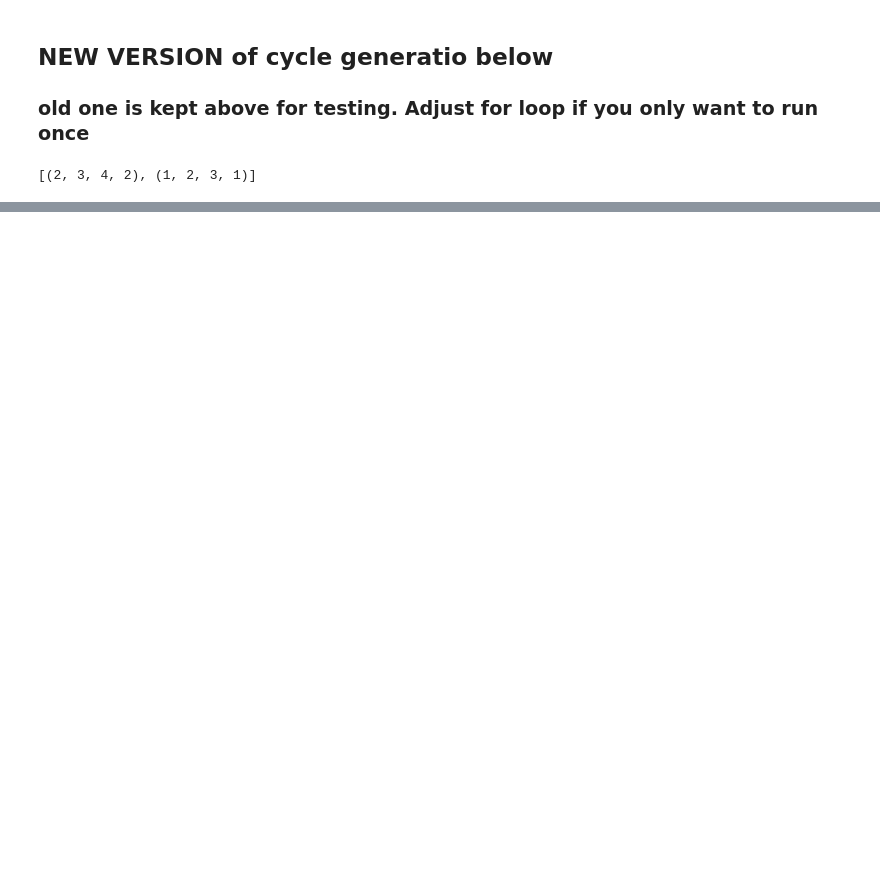
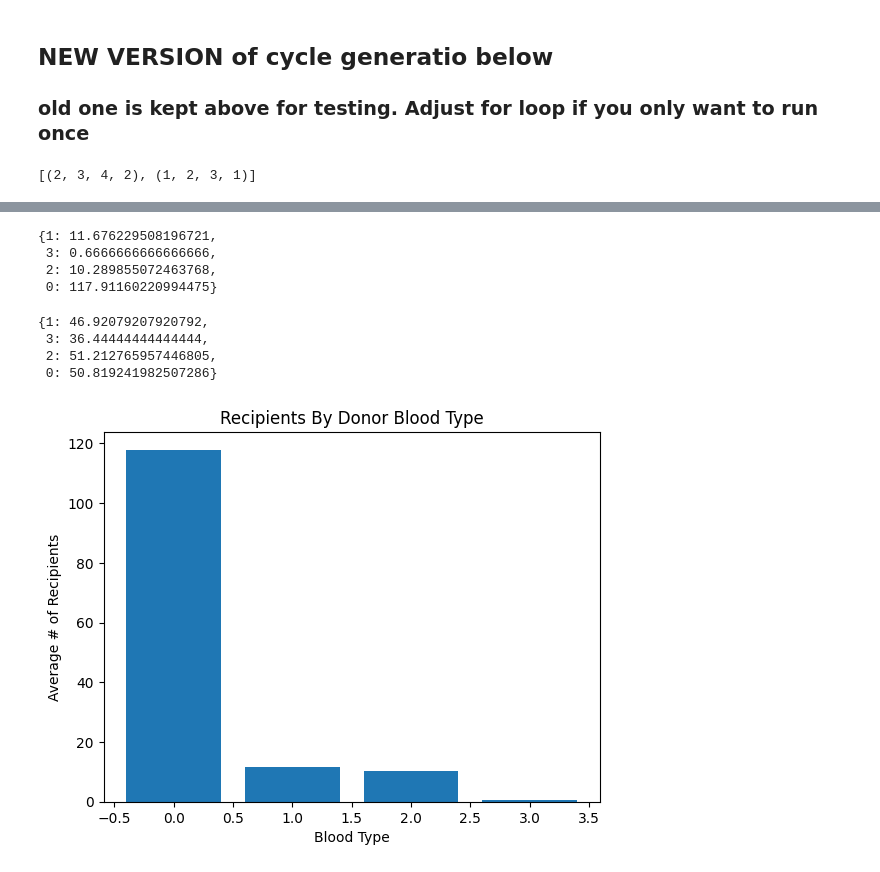
Before and after one commit to nickvandaelen/KidneyExchangeOptimization, a Jupyter notebook: Import data; Create Cycles neat.ipynb, the cells around one changed output, grey strips where cells are left out. Cells and saved outputs as stored; diff of their text form; code cells hidden in the pictures; blank space fills up the shorter version.

```diff
--- a/Import data; Create Cycles neat.ipynb
+++ b/Import data; Create Cycles neat.ipynb
@@ -6,7 +6,7 @@ import networkx as nx
 import os
 
 # Define filepath
-filepath = 'Instance Files/Saidman_50_NoNDD_Unit_0.txt'
+filepath = 'Instance Files/Delorme_200_NDD_Weight_0.txt'
 
 # Strip filename from filepath
 filename = os.path.basename(filepath)
@@ -376,7 +365,7 @@ def findPaths(G, u, n, memo):
     memo[(u, n)] = paths
     return paths
 
-def is_valid_cycle(path):
+def is_valid_cycle_build(path):
     """
     Checks if a path forms a valid cycle.
 
@@ -401,7 +390,7 @@ def find_cycles(G, u, n, memo):
     paths = findPaths(G, u, n, memo)
 
     # Filter paths that form a valid cycle and return in canonical form
-    cycles = [canonical_form(path) for path in paths if is_valid_cycle(path)]
+    cycles = [canonical_form(path) for path in paths if is_valid_cycle_build(path)]
 
     return list(set(cycles))
 
@@ -428,7 +417,7 @@ def find_all_cycles_in_sccs(G, k):
             memo = {}
             for node in subgraph.nodes:
                 for cyc in find_cycles(subgraph, node, l, memo):
-                    if is_valid_cycle(cyc):
+                    if is_valid_cycle_build(cyc):
                         c.add(cyc)  # Store the canonical form
 
     return list(c)
@@ -678,0 +849,65 @@ print(transplants_made)
+# %%
+sums = {}
+counts = {}
+for i in d:
+    key =i['donor_type']
+    if key not in sums:
+        sums[key] = i['recipients']
+        counts[key] = 1
+    else:
+        sums[key] = sums[key] + i['recipients']
+        counts[key] += 1
+sums
+counts
+avgs = {}
+for key in sums:
+    avgs[key] = sums[key]/counts[key]
+
+avgs
+# %% [output]
+{1: 11.676229508196721,
+ 3: 0.6666666666666666,
+ 2: 10.289855072463768,
+ 0: 117.91160220994475}
+# %%
+sump = {}
+count = {}
+for i in p:
+    key =i['patient_type']
+    if key not in sump:
+        sump[key] = i['pot_donors']
+        count[key] = 1
+    else:
+        sump[key] = sump[key] + i['pot_donors']
+        count[key] += 1
+
+avg = {}
+for key in sums:
+    avg[key] = sump[key]/count[key]
+
+avg
+# %% [output]
+{1: 46.92079207920792,
+ 3: 36.44444444444444,
+ 2: 51.212765957446805,
+ 0: 50.819241982507286}
+# %%
+import matplotlib.pyplot as plt
+
+
+# Extract keys and values
+labels = list(avgs.keys())
+values = list(avgs.values())
+
+# Create the bar graph
+plt.bar(labels, values)
+
+# Add labels and title
+plt.xlabel('Blood Type')
+plt.ylabel('Average # of Recipients')
+plt.title('Recipients By Donor Blood Type')
+
+# Show the plot
+plt.show()
+# %% [output]
+[figure, added]
```
Also changed, not shown: parts of 28 cells of this notebook.
